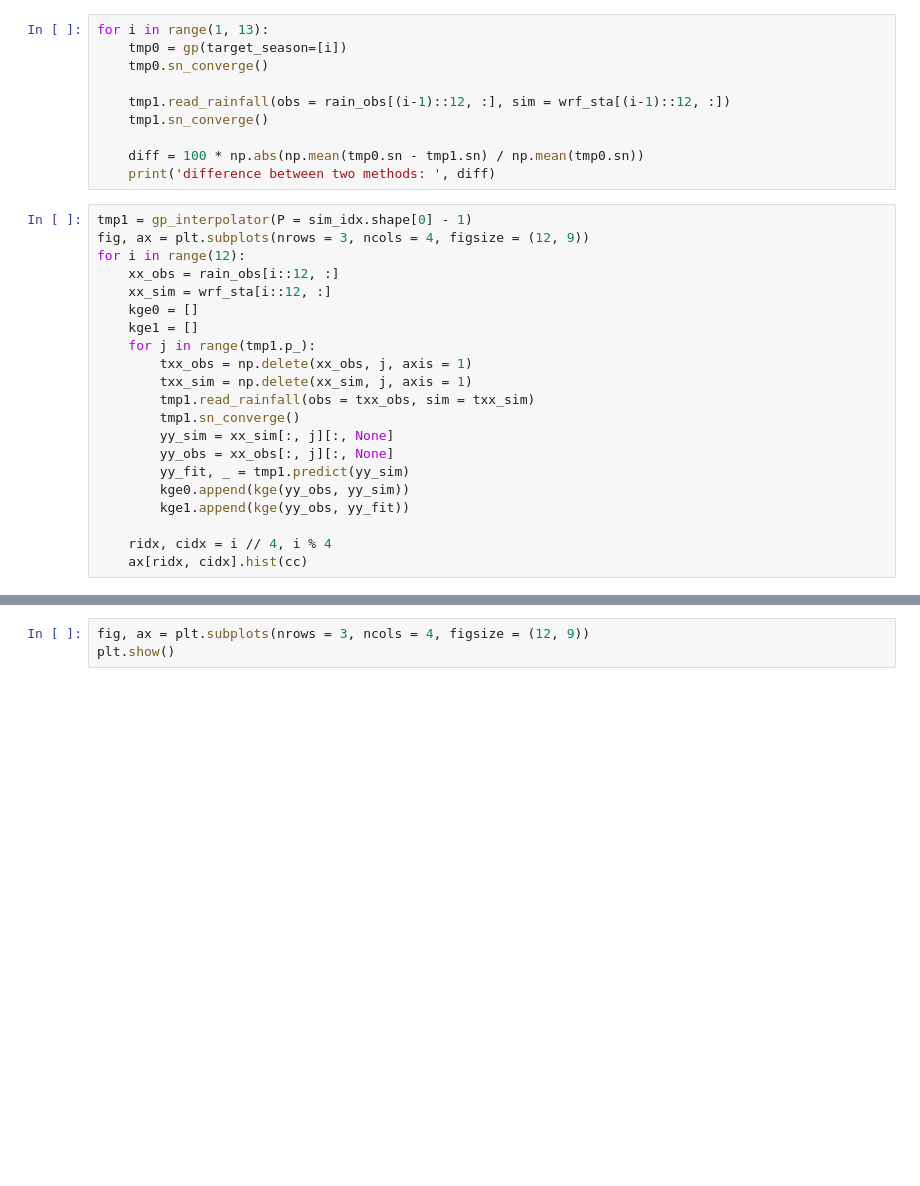
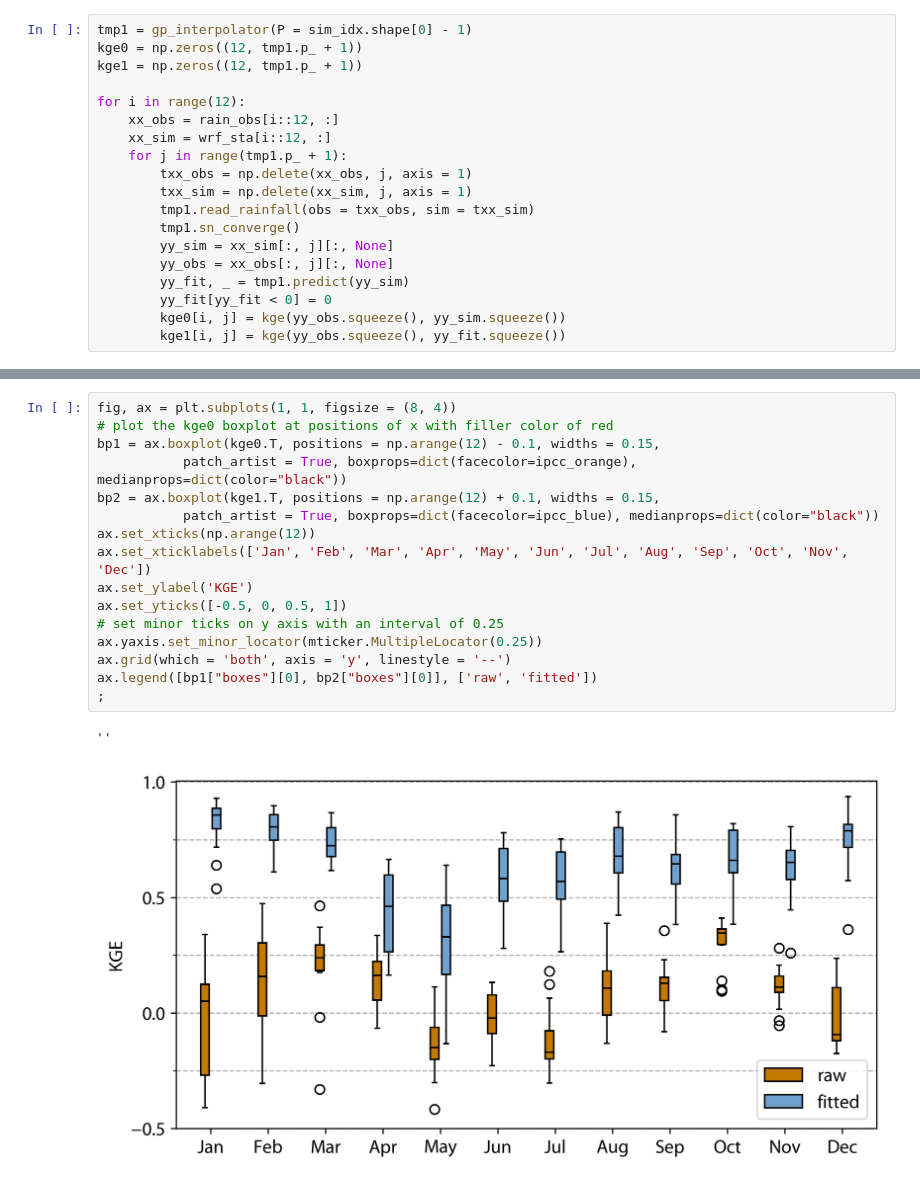
Before and after one commit to cruiseryy/SG_RAINFALL_GP, a Jupyter notebook: demo_new.ipynb, the cells around one changed output, grey strips where cells are left out. Drawn from its saved outputs; the diff is of its cells as text; blank space fills up the shorter version.

```diff
--- a/demo_new.ipynb
+++ b/demo_new.ipynb
@@ -72,22 +81,12 @@ tmp1 = gp_interpolator(P = sim_idx.shape[0] - 1)
-# %%
-for i in range(1, 13):
-    tmp0 = gp(target_season=[i])
-    tmp0.sn_converge()
-
-    tmp1.read_rainfall(obs = rain_obs[(i-1)::12, :], sim = wrf_sta[(i-1)::12, :])
-    tmp1.sn_converge()
-
-    diff = 100 * np.abs(np.mean(tmp0.sn - tmp1.sn) / np.mean(tmp0.sn))
-    print('difference between two methods: ', diff)
 # %%
 tmp1 = gp_interpolator(P = sim_idx.shape[0] - 1)
-fig, ax = plt.subplots(nrows = 3, ncols = 4, figsize = (12, 9))
+kge0 = np.zeros((12, tmp1.p_ + 1))
+kge1 = np.zeros((12, tmp1.p_ + 1))
+
 for i in range(12):
     xx_obs = rain_obs[i::12, :]
     xx_sim = wrf_sta[i::12, :]
-    kge0 = []
-    kge1 = []
-    for j in range(tmp1.p_):
+    for j in range(tmp1.p_ + 1):
         txx_obs = np.delete(xx_obs, j, axis = 1)
         txx_sim = np.delete(xx_sim, j, axis = 1)
         tmp1.read_rainfall(obs = txx_obs, sim = txx_sim)
@@ -95,8 +94,6 @@ for i in range(12):
         yy_sim = xx_sim[:, j][:, None]
         yy_obs = xx_obs[:, j][:, None]
         yy_fit, _ = tmp1.predict(yy_sim)
-        kge0.append(kge(yy_obs, yy_sim))
-        kge1.append(kge(yy_obs, yy_fit))
-
-    ridx, cidx = i // 4, i % 4
-    ax[ridx, cidx].hist(cc)
+        yy_fit[yy_fit < 0] = 0
+        kge0[i, j] = kge(yy_obs.squeeze(), yy_sim.squeeze())
+        kge1[i, j] = kge(yy_obs.squeeze(), yy_fit.squeeze())
@@ -105,3 +100,19 @@ for i in range(12):
-# %%
-fig, ax = plt.subplots(nrows = 3, ncols = 4, figsize = (12, 9))
-plt.show()
+# %%
+fig, ax = plt.subplots(1, 1, figsize = (8, 4))
+# plot the kge0 boxplot at positions of x with filler color of red
+bp1 = ax.boxplot(kge0.T, positions = np.arange(12) - 0.1, widths = 0.15,
+           patch_artist = True, boxprops=dict(facecolor=ipcc_orange), medianprops=dict(color="black"))
+bp2 = ax.boxplot(kge1.T, positions = np.arange(12) + 0.1, widths = 0.15,
+           patch_artist = True, boxprops=dict(facecolor=ipcc_blue), medianprops=dict(color="black"))
+ax.set_xticks(np.arange(12))
+ax.set_xticklabels(['Jan', 'Feb', 'Mar', 'Apr', 'May', 'Jun', 'Jul', 'Aug', 'Sep', 'Oct', 'Nov', 'Dec'])
+ax.set_ylabel('KGE')
+ax.set_yticks([-0.5, 0, 0.5, 1])
+# set minor ticks on y axis with an interval of 0.25
+ax.yaxis.set_minor_locator(mticker.MultipleLocator(0.25))
+ax.grid(which = 'both', axis = 'y', linestyle = '--')
+ax.legend([bp1["boxes"][0], bp2["boxes"][0]], ['raw', 'fitted'])
+;
+# %% [output]
+''
+[figure, added]
```
Also changed, not shown: parts of 14 cells of this notebook, 13 other files.
